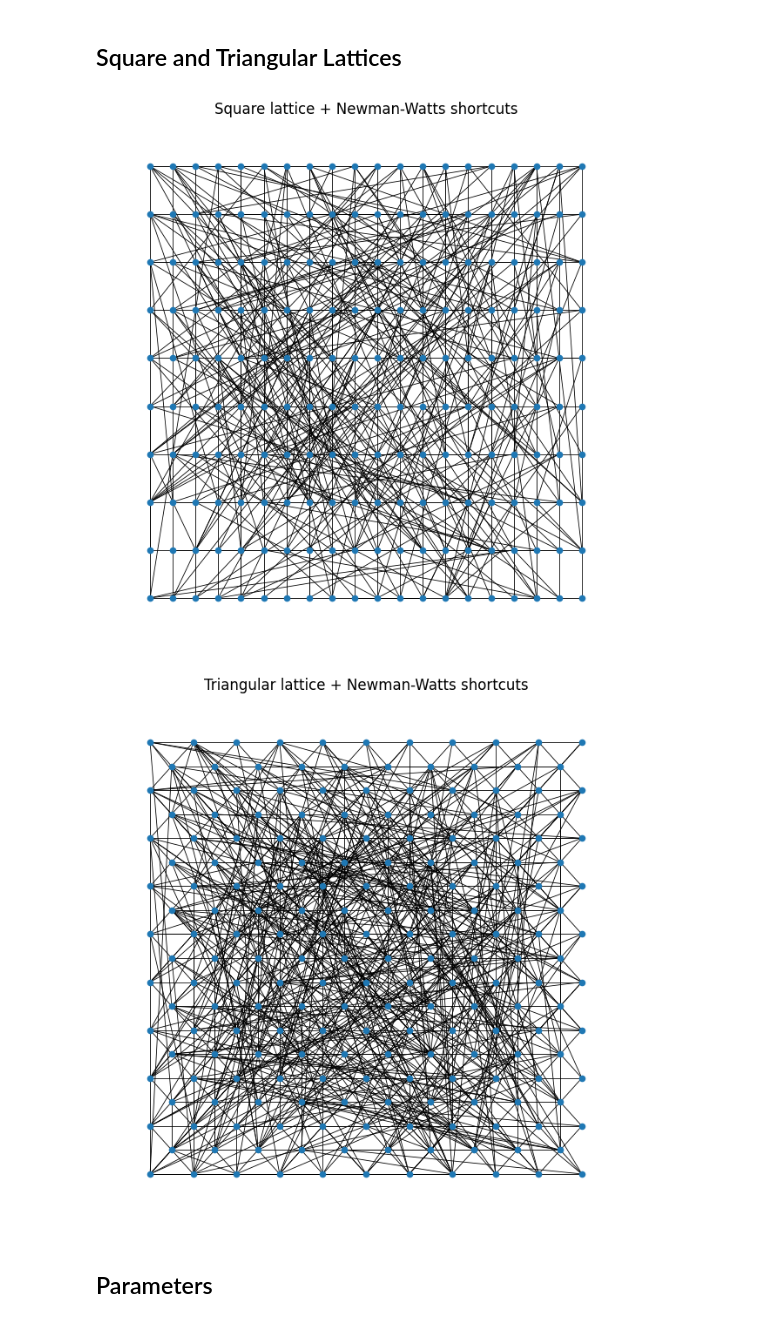
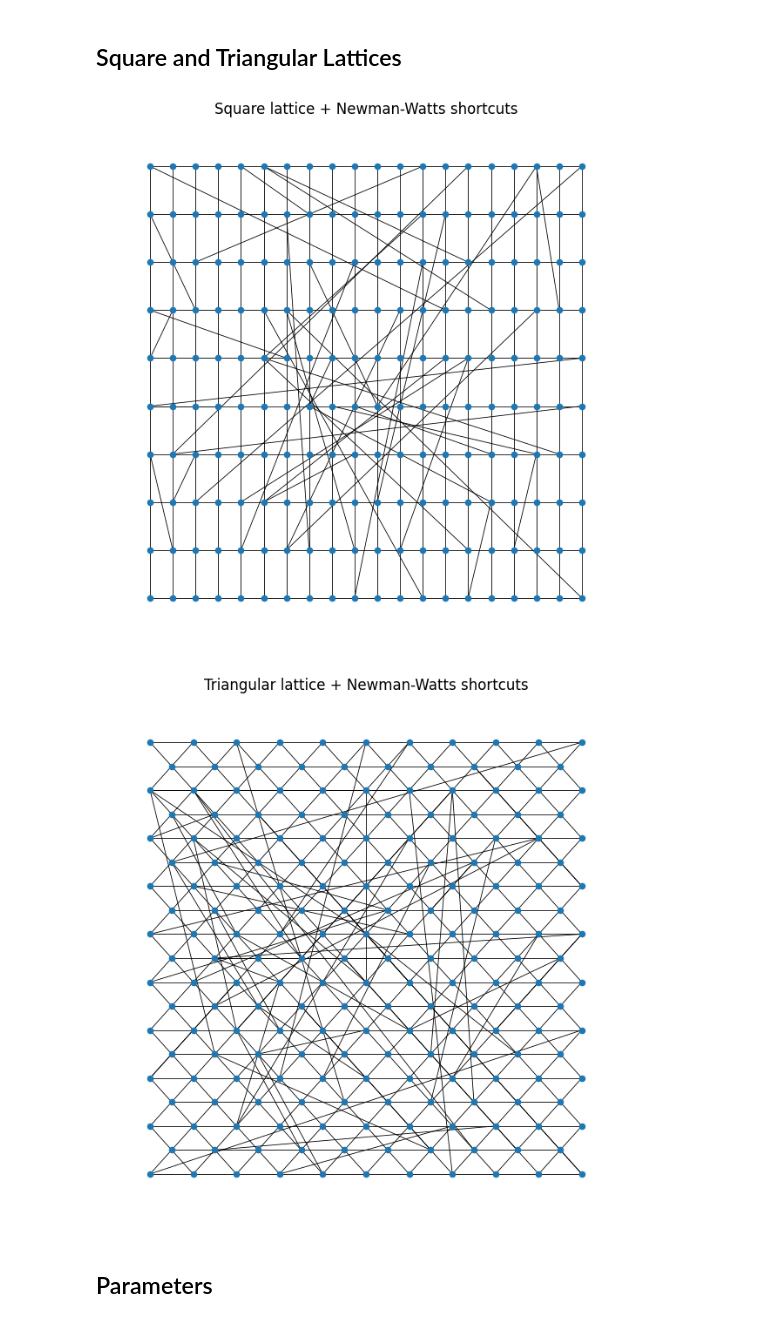
Before and after one commit to ChristianJFG/small_world_criminality, a Jupyter notebook: triangular.ipynb, the cells around one changed output. Cells and saved outputs as stored; diff of their text form; code cells hidden in the pictures.

```diff
--- a/triangular.ipynb
+++ b/triangular.ipynb
@@ -121,21 +121,21 @@ def newman_watts_lattice_graph(n: int, p: float, type: str = "square", seed=None
 
     return G
 # %%
-G1 = newman_watts_lattice_graph(200, 0.9, type="square", seed=42)
-G2 = newman_watts_lattice_graph(200, 0.9, type="triangular", seed=42)
+G1 = newman_watts_lattice_graph(200, 0.1, type="square", seed=42)
+G2 = newman_watts_lattice_graph(200, 0.1, type="triangular", seed=42)
 
 plt.figure(figsize=(6, 6))
 nx.draw(G1, pos=nx.get_node_attributes(G1, "pos"), node_size=20, width=0.6)
 plt.title("Square lattice + Newman-Watts shortcuts")
 plt.show()
 
 plt.figure(figsize=(6, 6))
 nx.draw(G2, pos=nx.get_node_attributes(G2, "pos"), node_size=20, width=0.6)
 plt.title("Triangular lattice + Newman-Watts shortcuts")
 plt.show()
 # %% [output]
-[figure, old version]
+[figure, new version]
-[figure, old version]
+[figure, new version]
 # %% [markdown]
 ## Parameters
 # %%
```
Also changed, not shown: parts of 3 cells of this notebook, 2 other files.
